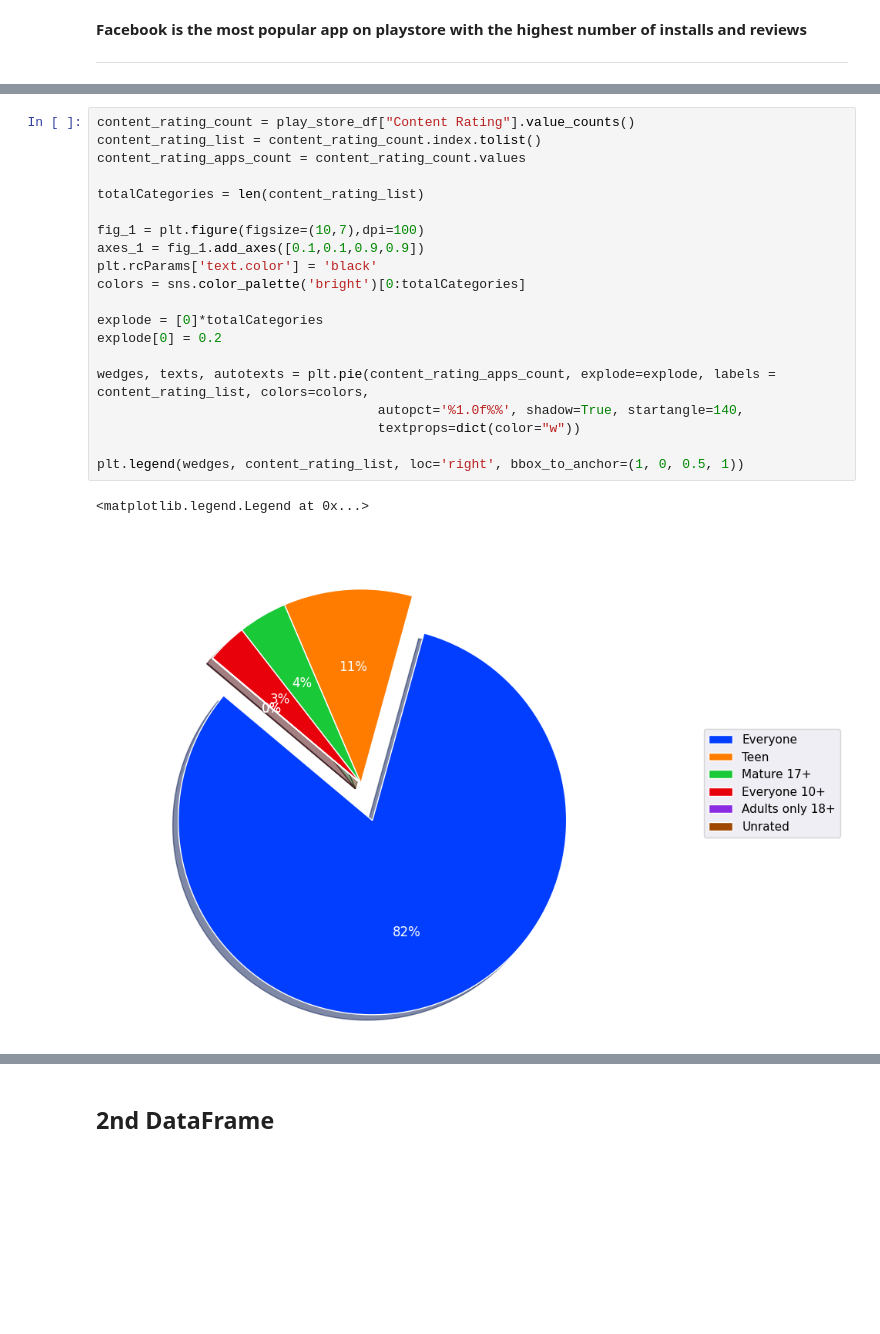
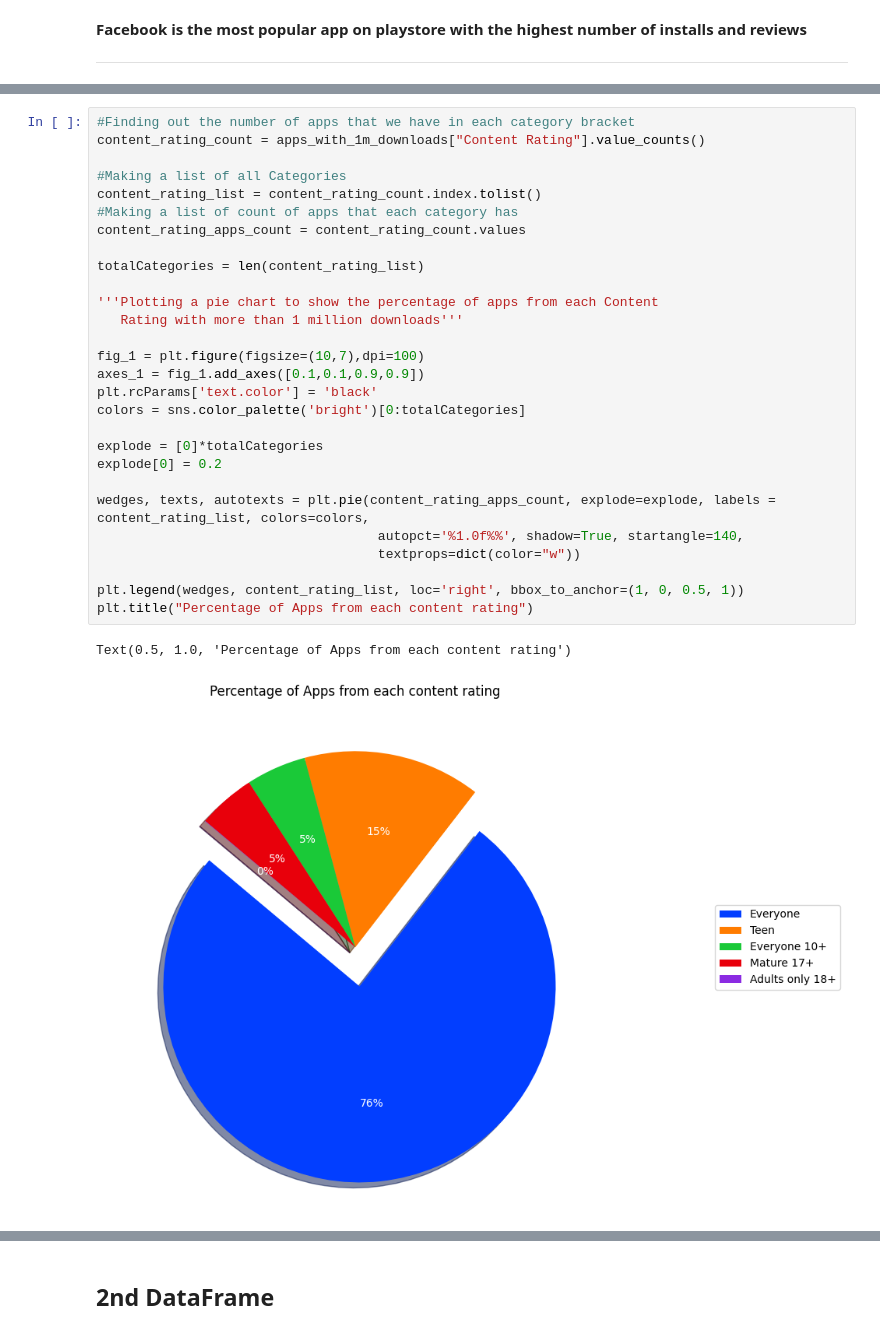
Before and after one commit to Yash1289/play_store_data_Eda, a Jupyter notebook: Play_Store_App_Review_Analysis_Capstone_Project.ipynb, the cells around one changed output, grey strips where cells are left out. Drawn from its saved outputs; the diff is of its cells as text; blank space fills up the shorter version.

```diff
--- a/Play_Store_App_Review_Analysis_Capstone_Project.ipynb
+++ b/Play_Store_App_Review_Analysis_Capstone_Project.ipynb
@@ -430,23 +410,31 @@ highest_installed_across_content
 # %%
-content_rating_count = play_store_df["Content Rating"].value_counts()
+#Finding out the number of apps that we have in each category bracket
+content_rating_count = apps_with_1m_downloads["Content Rating"].value_counts()
+
+#Making a list of all Categories
 content_rating_list = content_rating_count.index.tolist()
+#Making a list of count of apps that each category has
 content_rating_apps_count = content_rating_count.values
 
 totalCategories = len(content_rating_list)
+
+'''Plotting a pie chart to show the percentage of apps from each Content
+   Rating with more than 1 million downloads'''
 
 fig_1 = plt.figure(figsize=(10,7),dpi=100)
 axes_1 = fig_1.add_axes([0.1,0.1,0.9,0.9])
 plt.rcParams['text.color'] = 'black'
 colors = sns.color_palette('bright')[0:totalCategories]
 
 explode = [0]*totalCategories
 explode[0] = 0.2
 
 wedges, texts, autotexts = plt.pie(content_rating_apps_count, explode=explode, labels = content_rating_list, colors=colors,
                                     autopct='%1.0f%%', shadow=True, startangle=140,
                                     textprops=dict(color="w"))
 
 plt.legend(wedges, content_rating_list, loc='right', bbox_to_anchor=(1, 0, 0.5, 1))
+plt.title("Percentage of Apps from each content rating")
 # %% [output]
-<matplotlib.legend.Legend at 0x...>
+Text(0.5, 1.0, 'Percentage of Apps from each content rating')
-[figure, old version]
+[figure, new version]
```
Also changed, not shown: parts of 48 cells of this notebook.
